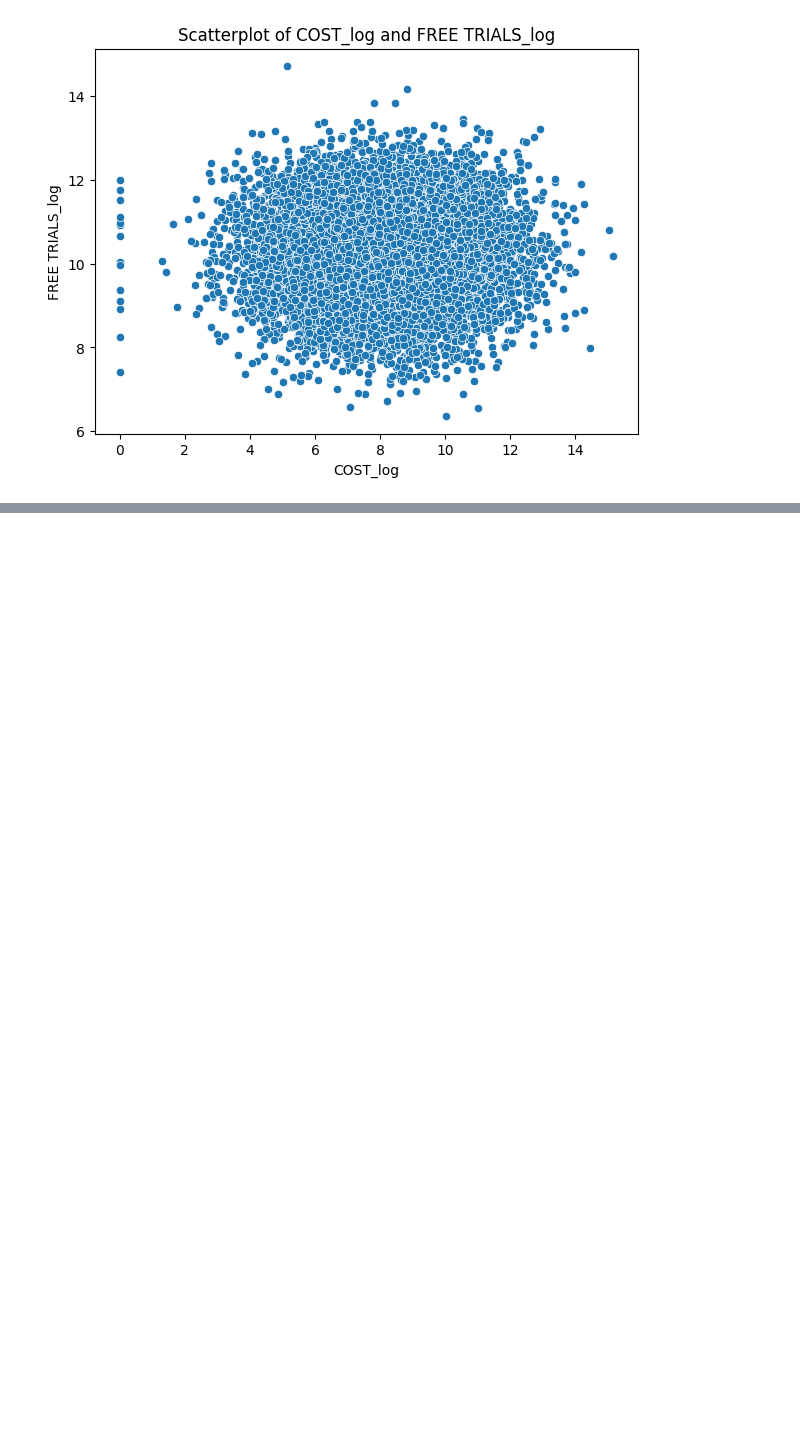
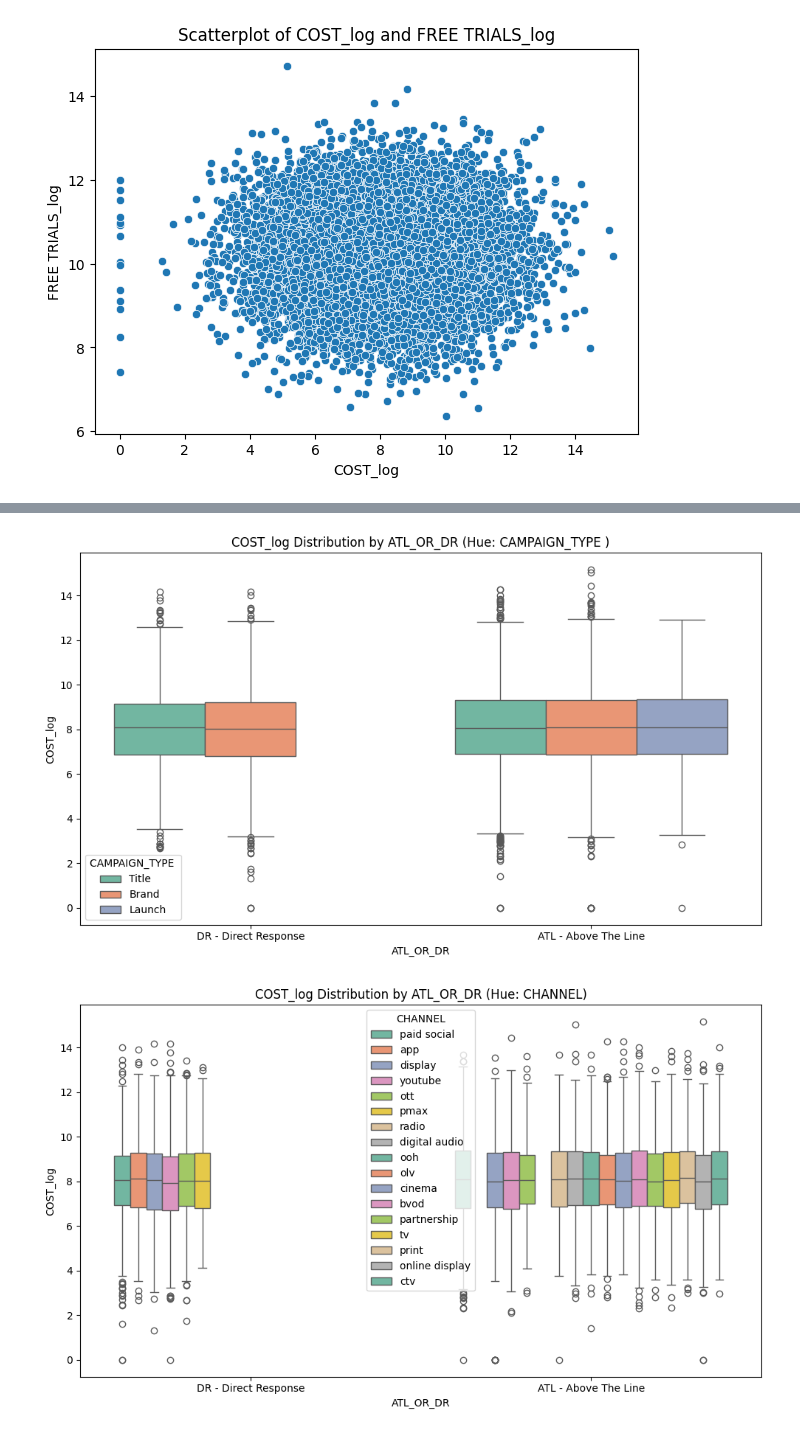
Before and after one commit to 11echeng/free-trial-analysis, a Jupyter notebook: src/notebook/paramount_eda_v1.ipynb, the cells around one changed output, grey strips where cells are left out. Drawn from its saved outputs; the diff is of its cells as text; code cells hidden in the pictures; blank space fills up the shorter version.

```diff
--- a/src/notebook/paramount_eda_v1.ipynb
+++ b/src/notebook/paramount_eda_v1.ipynb
@@ -298,0 +407,24 @@ plt.show()
+# %%
+log_quantitative = [f'{quant}_log' for quant in quantitative]
+for quant_col in log_quantitative:
+    for cat_col in categorical:
+        for hue_col in categorical:
+            # Skip if hue and x are the same column
+            if cat_col == hue_col:
+                continue
+
+            plt.figure(figsize=(10, 6))
+
+            # Create a boxplot for the current combination of variables
+            sns.boxplot(data=df, x=cat_col, y=quant_col, hue=hue_col, palette="Set2")
+
+            # Add labels and title dynamically
+            plt.title(f"{quant_col} Distribution by {cat_col} (Hue: {hue_col})")
+            plt.xlabel(cat_col)
+            plt.ylabel(quant_col)
+            plt.legend(title=hue_col)
+            plt.tight_layout()
+            plt.show()
+# %% [output]
+[figure, added]
+[figure, added]
```
Also changed, not shown: parts of 8 cells of this notebook.
